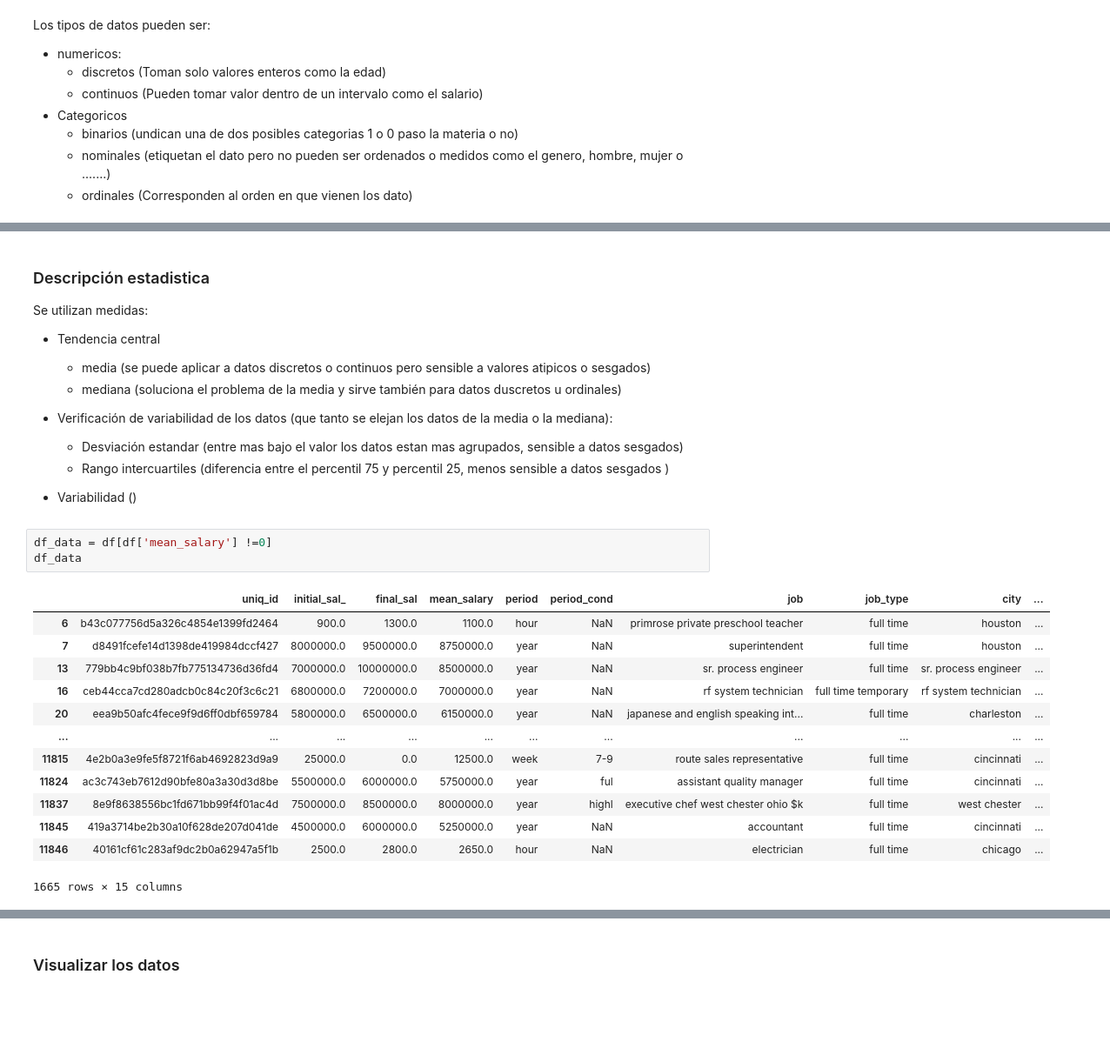
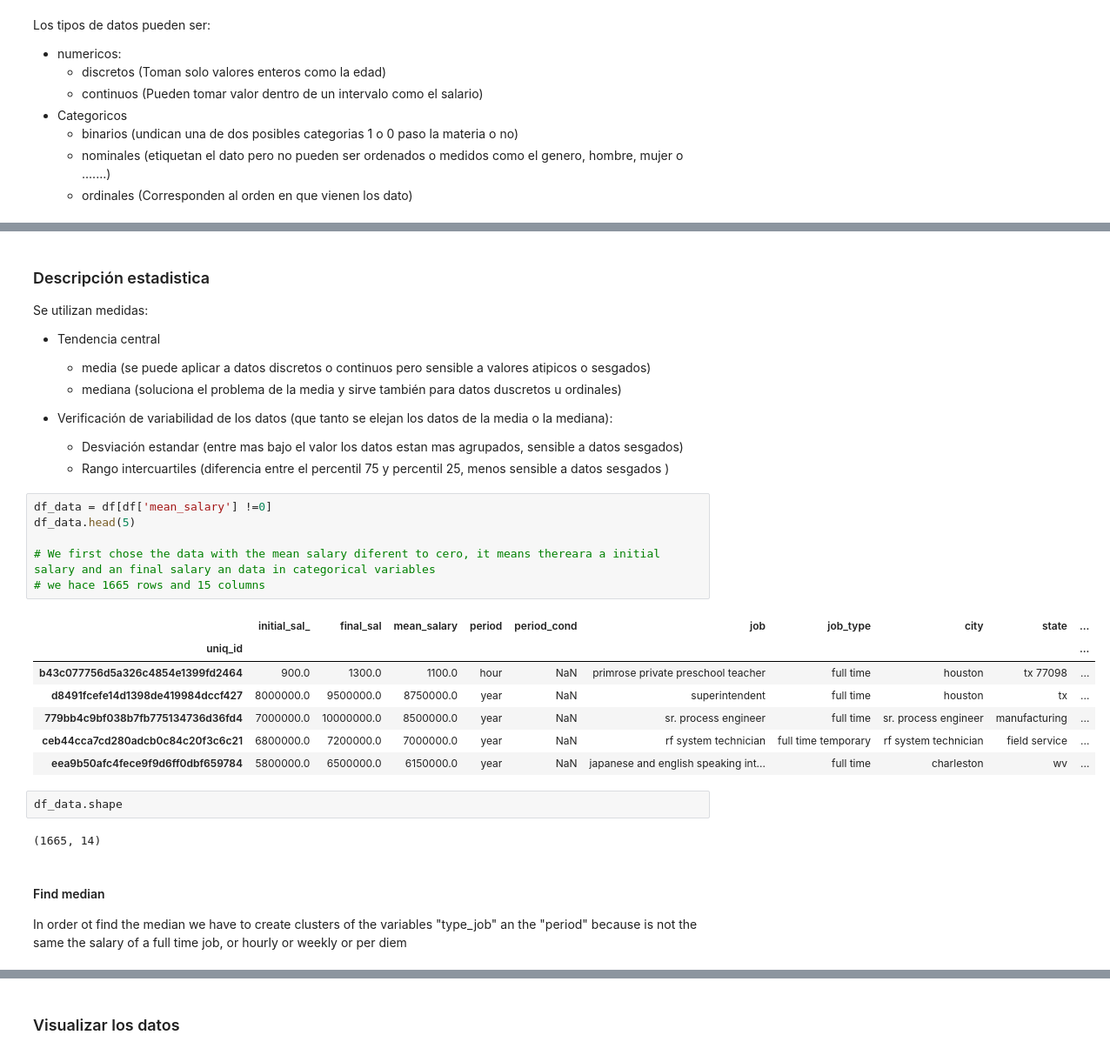
Before and after one commit to yohan-alfonso/Exploracion_Datos, a Jupyter notebook: main.ipynb, the cells around one changed output, grey strips where cells are left out. Shown at 87% size. Drawn from its saved outputs; the diff is of its cells as text; blank space fills up the shorter version.

```diff
--- a/main.ipynb
+++ b/main.ipynb
@@ -81,24 +93,28 @@ dtype: object
     * media (se puede aplicar a datos discretos o continuos pero sensible a valores atipicos o sesgados)
     * mediana (soluciona el problema de la media y sirve también para datos duscretos u ordinales)
 
+
  - Verificación de variabilidad de los datos (que tanto se elejan los datos de la media o la mediana):
     * Desviación estandar (entre mas bajo el valor los datos estan mas agrupados, sensible a datos sesgados)
     * Rango intercuartiles (diferencia entre el percentil 75 y percentil 25, menos sensible a datos sesgados )
- - Variabilidad ()
-# %%
-df_data = df[df['mean_salary'] !=0]
-df_data
-# %% [output]
-|  | uniq_id | initial_sal_ | final_sal | mean_salary | period | period_cond | job | job_type | city | ... |
-| 6 | b43c077756d5a326c4854e1399fd2464 | 900.0 | 1300.0 | 1100.0 | hour | NaN | primrose private preschool teacher | full time | houston | ... |
-| 7 | d8491fcefe14d1398de419984dccf427 | 8000000.0 | 9500000.0 | 8750000.0 | year | NaN | superintendent | full time | houston | ... |
-| 13 | 779bb4c9bf038b7fb775134736d36fd4 | 7000000.0 | 10000000.0 | 8500000.0 | year | NaN | sr. process engineer | full time | sr. process engineer | ... |
-| 16 | ceb44cca7cd280adcb0c84c20f3c6c21 | 6800000.0 | 7200000.0 | 7000000.0 | year | NaN | rf system technician | full time temporary | rf system technician | ... |
-| 20 | eea9b50afc4fece9f9d6ff0dbf659784 | 5800000.0 | 6500000.0 | 6150000.0 | year | NaN | japanese and english speaking int... | full time | charleston | ... |
-| ... | ... | ... | ... | ... | ... | ... | ... | ... | ... | ... |
-| 11815 | 4e2b0a3e9fe5f8721f6ab4692823d9a9 | 25000.0 | 0.0 | 12500.0 | week | 7-9 | route sales representative | full time | cincinnati | ... |
-| 11824 | ac3c743eb7612d90bfe80a3a30d3d8be | 5500000.0 | 6000000.0 | 5750000.0 | year | ful | assistant quality manager | full time | cincinnati | ... |
-| 11837 | 8e9f8638556bc1fd671bb99f4f01ac4d | 7500000.0 | 8500000.0 | 8000000.0 | year | highl | executive chef west chester ohio $k | full time | west chester | ... |
-| 11845 | 419a3714be2b30a10f628de207d041de | 4500000.0 | 6000000.0 | 5250000.0 | year | NaN | accountant | full time | cincinnati | ... |
-| 11846 | 40161cf61c283af9dc2b0a62947a5f1b | 2500.0 | 2800.0 | 2650.0 | hour | NaN | electrician | full time | chicago | ... |
-1665 rows × 15 columns
+# %%
+df_data = df[df['mean_salary'] !=0]
+df_data.head(5)
+
+# We first chose the data with the mean salary diferent to cero, it means thereara a initial salary and an final salary an data in categorical variables
+# we hace 1665 rows and 15 columns
+# %% [output]
+|  | initial_sal_ | final_sal | mean_salary | period | period_cond | job | job_type | city | state | ... |
+| uniq_id |  |  |  |  |  |  |  |  |  | ... |
+| b43c077756d5a326c4854e1399fd2464 | 900.0 | 1300.0 | 1100.0 | hour | NaN | primrose private preschool teacher | full time | houston | tx 77098 | ... |
+| d8491fcefe14d1398de419984dccf427 | 8000000.0 | 9500000.0 | 8750000.0 | year | NaN | superintendent | full time | houston | tx | ... |
+| 779bb4c9bf038b7fb775134736d36fd4 | 7000000.0 | 10000000.0 | 8500000.0 | year | NaN | sr. process engineer | full time | sr. process engineer | manufacturing | ... |
+| ceb44cca7cd280adcb0c84c20f3c6c21 | 6800000.0 | 7200000.0 | 7000000.0 | year | NaN | rf system technician | full time temporary | rf system technician | field service | ... |
+| eea9b50afc4fece9f9d6ff0dbf659784 | 5800000.0 | 6500000.0 | 6150000.0 | year | NaN | japanese and english speaking int... | full time | charleston | wv | ... |
+# %%
+df_data.shape
+# %% [output]
+(1665, 14)
+# %% [markdown]
+#### Find median
+In order ot find the median we have to create clusters of the variables "type_job" an the "period" because is not the same the salary of a full time job, or hourly or weekly or per diem
```
Also changed, not shown: parts of 17 cells of this notebook, 1 other file.
